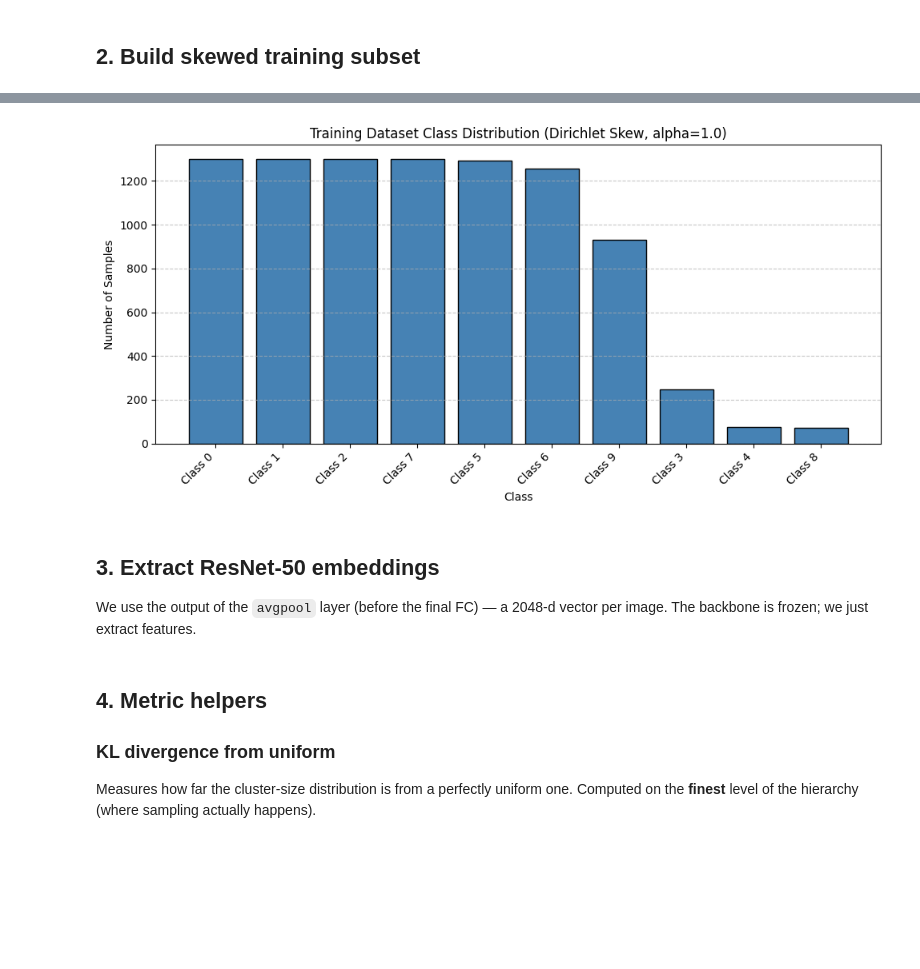
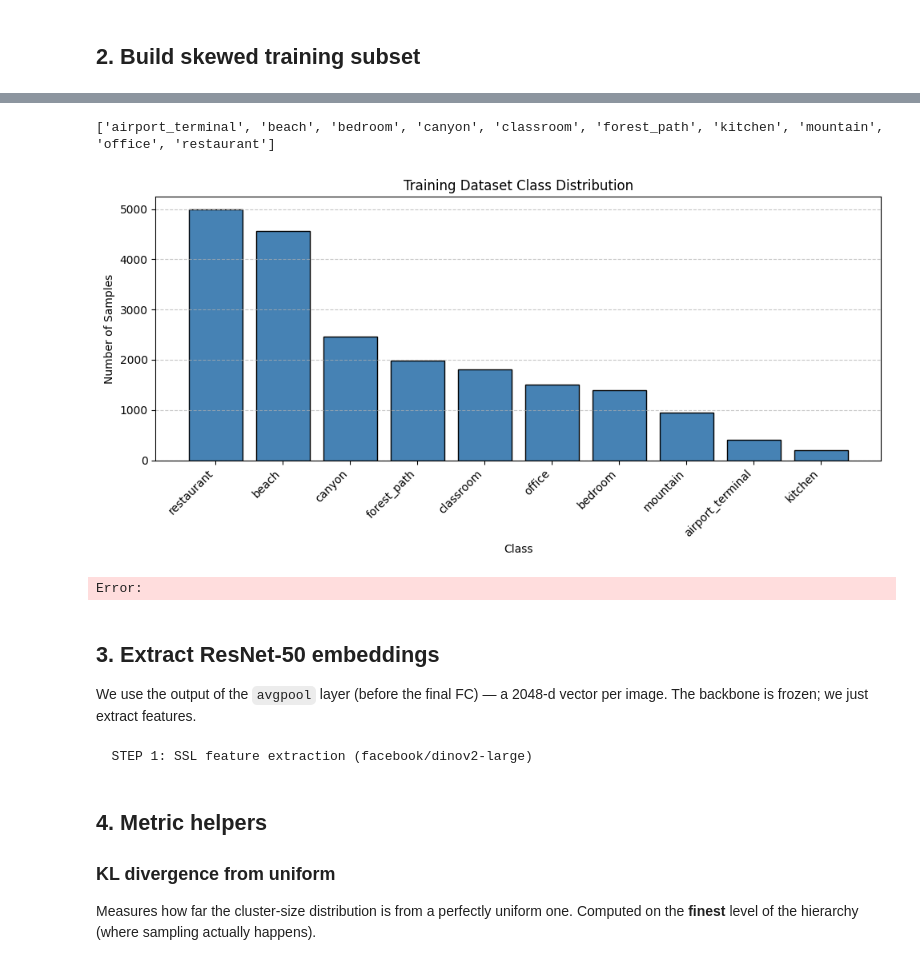
Before and after one commit to Micaet/WB2_Project, a Jupyter notebook: clustering.ipynb, the cells around one changed output, grey strips where cells are left out. Cells and saved outputs as stored; diff of their text form; code cells hidden in the pictures; blank space fills up the shorter version.

Commit message:
added notebook for from scratch training and other clustering methods

```diff
--- a/clustering.ipynb
+++ b/clustering.ipynb
@@ -129,72 +133,85 @@ Dataset built — alpha=1.0, min=71, max=1300, total=9077
+# %%
+from torchvision import transforms
+from torchvision.datasets import ImageFolder
+from torch.utils.data import DataLoader
+
+def load_dataset(data_dir="places365/train", batch_size=32, img_size=(224, 224)):
+    transform = transforms.Compose([
+        transforms.Resize(img_size),
+        transforms.ToTensor(),
+        transforms.Normalize(mean=[0.485, 0.456, 0.406], std=[0.229, 0.224, 0.225])
+    ])
+
+    dataset = ImageFolder(root=data_dir, transform=transform)
+    dataloader = DataLoader(dataset, batch_size=batch_size, shuffle=True, num_workers=4)
+
+    return dataset, dataloader
+
+# Usage:
+skewed_ds, dataloader = load_dataset("data/skewed_places365_alpha1/train")
+print(skewed_ds.classes) # ['airport_terminal', 'beach', ...]
+# %% [output]
+['airport_terminal', 'beach', 'bedroom', 'canyon', 'classroom', 'forest_path', 'kitchen', 'mountain', 'office', 'restaurant']
 # %%
-# Class distribution plot
 import matplotlib.pyplot as plt
 import numpy as np
 
-labels = [skewed_ds.dataset.targets[i] for i in skewed_ds.indices]
+# ImageFolder exposes labels directly via the .targets attribute
+labels = skewed_ds.targets
+
 unique_classes, counts = np.unique(labels, return_counts=True)
 
 sorted_idx = np.argsort(-counts)
 counts_sorted = counts[sorted_idx]
 classes_sorted = unique_classes[sorted_idx]
 
+# Map numeric indices back to actual class names
+class_names_sorted = [skewed_ds.classes[c] for c in classes_sorted]
+
 plt.figure(figsize=(10, 5))
 plt.bar(range(len(counts_sorted)), counts_sorted, color="steelblue", edgecolor="black")
 
-# If you have SYNSET_NAMES defined, you can map them here. Otherwise, use numeric IDs.
 plt.xticks(
     range(len(counts_sorted)),
-    [f"Class {c}" for c in classes_sorted],
+    class_names_sorted,
     rotation=45,
     ha="right"
 )
 
-plt.title(f"Training Dataset Class Distribution (Dirichlet Skew, alpha={ALPHA})")
+plt.title("Training Dataset Class Distribution")
 plt.xlabel("Class")
 plt.ylabel("Number of Samples")
 plt.grid(axis="y", linestyle="--", alpha=0.7)
 plt.tight_layout()
 plt.show()
 # %% [output]
-[figure, old version]
+[figure, new version]
+Error:
 # %% [markdown]
 ## 3. Extract ResNet-50 embeddings
 We use the output of the `avgpool` layer (before the final FC) — a 2048-d vector per image.
 The backbone is frozen; we just extract features.
 # %%
-import torch.nn.functional as F
+from transformers import AutoImageProcessor, AutoModel
 
-def get_resnet_embeddings(dataset, device) -> torch.Tensor:
-    backbone = models.resnet50(weights=models.ResNet50_Weights.IMAGENET1K_V2)
-    backbone.fc = nn.Identity()
-    backbone = backbone.to(device)
-    backbone.eval()
+class DinoProcessorTransform:
+    def __init__(self, model_name):
+        self.processor = AutoImageProcessor.from_pretrained(model_name)
 
-    loader = DataLoader(dataset, batch_size=128, shuffle=False, num_workers=4, pin_memory=True)
-    features = []
-
-    with torch.inference_mode():
-        for imgs, _ in tqdm(loader, desc="ResNet embeddings"):
-            out = backbone(imgs.to(device))
-            features.append(out.cpu())
-
-    embeddings = torch.cat(features)
-    return F.normalize(embeddings, p=2, dim=1)
+    def __call__(self, img):
+        return self.processor(images=img.convert("RGB"), return_tensors="pt")["pixel_values"].squeeze(0)
 
 def get_dino_embeddings(dataset, dino_transform) -> torch.Tensor:
     print(f"\n  STEP 1: SSL feature extraction ({DINO_MODEL})")
-    processor = AutoImageProcessor.from_pretrained(DINO_MODEL)
     model = AutoModel.from_pretrained(DINO_MODEL).to(device)
     model.eval()
 
     inner = dataset.dataset if isinstance(dataset, Subset) else dataset
     original_transform = inner.transform
 
-    def dino_trans(img):
-        return processor(images=img.convert("RGB"), return_tensors="pt")["pixel_values"].squeeze(0)
-
-    inner.transform = dino_trans
-    loader = DataLoader(dataset, batch_size=32, shuffle=False, num_workers=4)
+    # Assign the picklable top-level class
+    inner.transform = DinoProcessorTransform(DINO_MODEL)
+    loader = DataLoader(dataset, batch_size=32, shuffle=False, num_workers=0)
 
     features = []
     with torch.inference_mode(), torch.amp.autocast("cuda"):
@@ -210,6 +227,8 @@ if EMBEDDINGS == "resnet":
     embeddings = get_resnet_embeddings(skewed_ds, device)
 else:
     embeddings = get_dino_embeddings(skewed_ds, res_transform)
+# %% [output]
+  STEP 1: SSL feature extraction (facebook/dinov2-large)
 # %% [markdown]
 ## 4. Metric helpers
 
```
Also changed, not shown: parts of 4 cells of this notebook, 4 other files.
